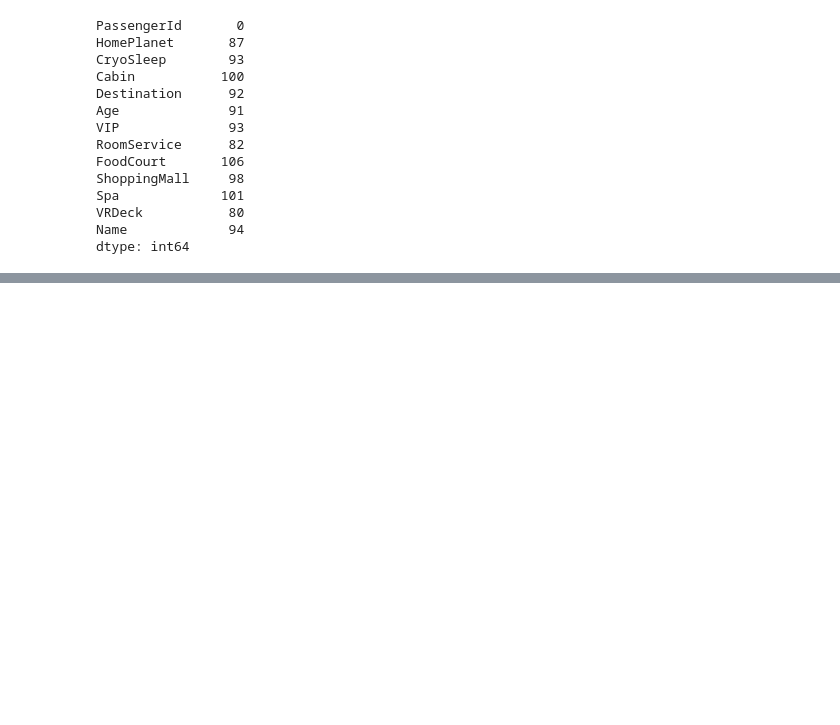
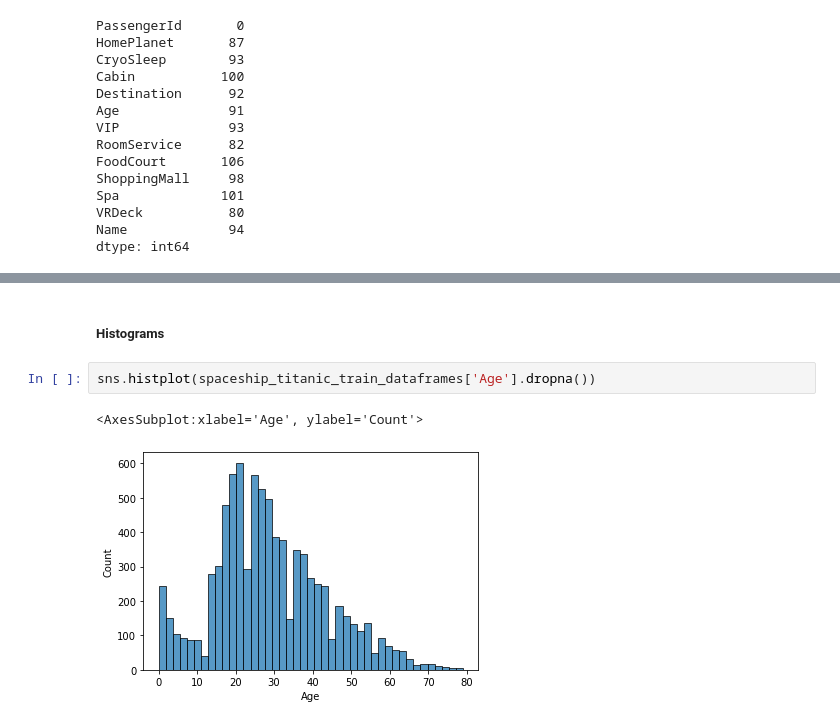
Before and after one commit to babennettdev/ml-notebooks, a Jupyter notebook: src/spaceship-titanic/spaceship_titanic_data_exploration.ipynb, the cells around one changed output, grey strips where cells are left out. Cells and saved outputs as stored; diff of their text form; blank space fills up the shorter version.

```diff
--- a/src/spaceship-titanic/spaceship_titanic_data_exploration.ipynb
+++ b/src/spaceship-titanic/spaceship_titanic_data_exploration.ipynb
@@ -184,0 +196,7 @@ dtype: int64
+# %% [markdown]
+##### Histograms
+# %%
+sns.histplot(spaceship_titanic_train_dataframes['Age'].dropna())
+# %% [output]
+<AxesSubplot:xlabel='Age', ylabel='Count'>
+[figure, added]
```
Also changed, not shown: parts of 6 cells of this notebook.
